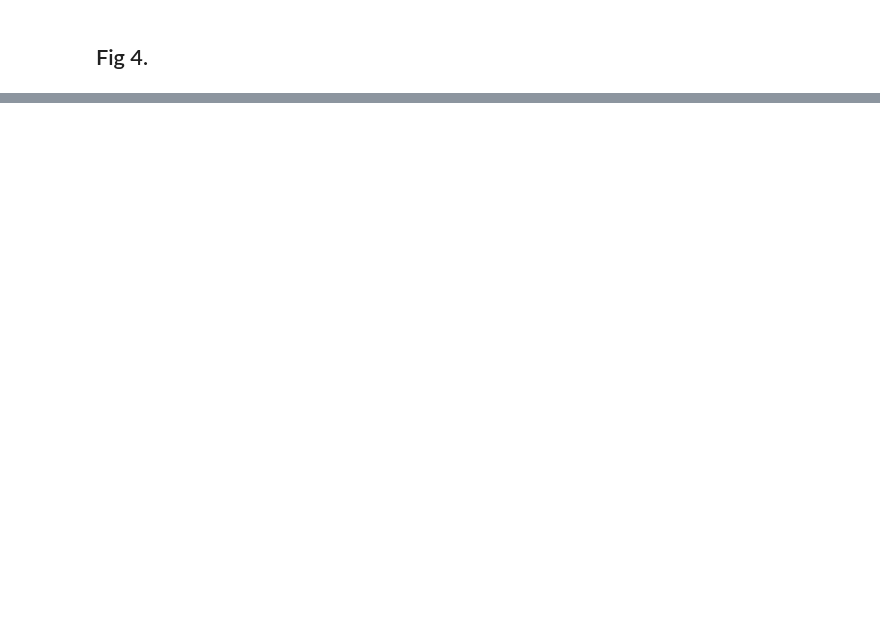
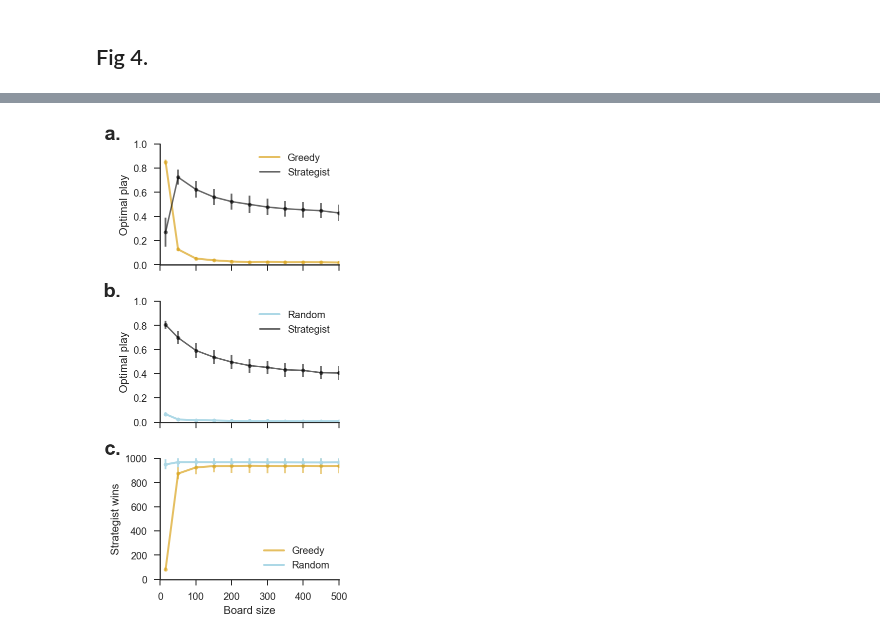
Before and after one commit to CoAxLab/azad, a Jupyter notebook: notebooks/figures.ipynb, the cells around one changed output, grey strips where cells are left out. Cells and saved outputs as stored; diff of their text form; code cells hidden in the pictures; blank space fills up the shorter version.

```diff
--- a/notebooks/figures.ipynb
+++ b/notebooks/figures.ipynb
@@ -195,0 +234,92 @@ _ = fig.subplots_adjust(hspace=.3)
+# %%
+# fig, ax = plt.subplots(2, sharex=True, figsize=(4.5, 5.75))
+fig, ax = plt.subplots(3, sharex=True, figsize=(4*0.8, 10*0.8))
+
+# --------------------------------------------------------------
+# SCORES
+
+# GREEDY:
+# Stumbler
+g, m, s = [], [], []
+for i, (game, v) in enumerate(exp_24_a.items()):
+    g.append(game[1])
+    m.append(np.mean(v["stumbler_score"]))
+    s.append(2*st.sem(v["stumbler_score"]))
+_ = ax[0].errorbar(x=g, y=m, yerr=s, fmt='o', color='goldenrod', alpha=0.6, markersize=4)
+_ = ax[0].plot(g, m, linestyle="-", linewidth=2, color='goldenrod',  alpha=0.7, label="Greedy")
+
+# Strategist
+g, m, s = [], [], []
+for i, (game, v) in enumerate(exp_24_a.items()):
+    g.append(game[1])
+    m.append(np.mean(v["strategist_score"]))
+    s.append(2*st.sem(v["strategist_score"]))
+_ = ax[0].errorbar(x=g, y=m, yerr=s, fmt='o', color='black', alpha=0.6, markersize=4)
+_ = ax[0].plot(g, m, '-', color='black', linewidth=1.5, alpha=0.6, label="Strategist")
+
+_ = ax[0].legend()
+_ = ax[0].set_ylabel("Optimal play")
+_ = ax[0].set_ylim(0, 1.0)
+_ = ax[2].set_xlim(0, 500)
+_ = ax[0].text(-0.22, 1.15, "a.", transform=ax[0].transAxes,
+      fontsize=20, fontweight='bold', va='top', ha='right')
+
+# RANDOM:
+# Stumbler
+g, m, s = [], [], []
+for i, (game, v) in enumerate(exp_24_b.items()):
+    g.append(game[1])
+    m.append(np.mean(v["stumbler_score"]))
+    s.append(2*st.sem(v["stumbler_score"]))
+_ = ax[1].errorbar(x=g, y=m, yerr=s, fmt='o', color='lightblue', alpha=1, markersize=4)
+_ = ax[1].plot(g, m, linestyle="-", linewidth=2, color='lightblue', label="Random")
+
+# Strategist
+g, m, s = [], [], []
+for i, (game, v) in enumerate(exp_24_b.items()):
+    g.append(game[1])
+    m.append(np.mean(v["strategist_score"]))
+    s.append(2*st.sem(v["strategist_score"]))
+_ = ax[1].errorbar(x=g, y=m, yerr=s, fmt='o', color='black', alpha=0.6, markersize=4)
+_ = ax[1].plot(g, m, '-', color='black', linewidth=1.5, alpha=0.6, label="Strategist")
+
+_ = ax[1].legend()
+# _ = ax[1].set_xlabel("Board size")
+_ = ax[1].set_ylabel("Optimal play")
+_ = ax[1].set_ylim(0, 1.0)
+_ = ax[2].set_xlim(0, 500)
+_ = ax[1].text(-0.22, 1.15, "b.", transform=ax[1].transAxes,
+      fontsize=20, fontweight='bold', va='top', ha='right')
+
+# --------------------------------------------------------------
+# WINS
+# Greedy
+g, m, s = [], [], []
+for i, (game, v) in enumerate(exp_24_a.items()):
+    g.append(game[1])
+    m.append(np.mean(v["wins"]))
+    s.append(2*st.sem(v["wins"]))
+_ = ax[2].errorbar(x=g, y=m, yerr=s, fmt='o', color='goldenrod', alpha=0.6, markersize=4)
+_ = ax[2].plot(g, m, linestyle="-", linewidth=2, color='goldenrod', alpha=0.7, label="Greedy")
+
+# Random
+g, m, s = [], [], []
+for i, (game, v) in enumerate(exp_24_b.items()):
+    g.append(game[1])
+    m.append(np.mean(v["wins"]))
+    s.append(2*st.sem(v["wins"]))
+_ = ax[2].errorbar(x=g, y=m, yerr=s, fmt='o', color='lightblue', alpha=1.0, markersize=4)
+_ = ax[2].plot(g, m, linestyle="-", linewidth=2, color='lightblue', label="Random")
+_ = ax[2].text(-0.22, 1.15, "c.", transform=ax[2].transAxes,
+      fontsize=20, fontweight='bold', va='top', ha='right')
+
+_ = ax[2].legend()
+_ = ax[2].set_xlabel("Board size")
+_ = ax[2].set_ylabel("Strategist wins")
+_ = ax[2].set_ylim(0, 1000)
+_ = ax[2].set_xlim(0, 500)
+
+_ = sns.despine()
+_ = fig.subplots_adjust(hspace=.3)
+# %% [output]
+[figure, added]
```
Also changed, not shown: parts of 13 cells of this notebook.
